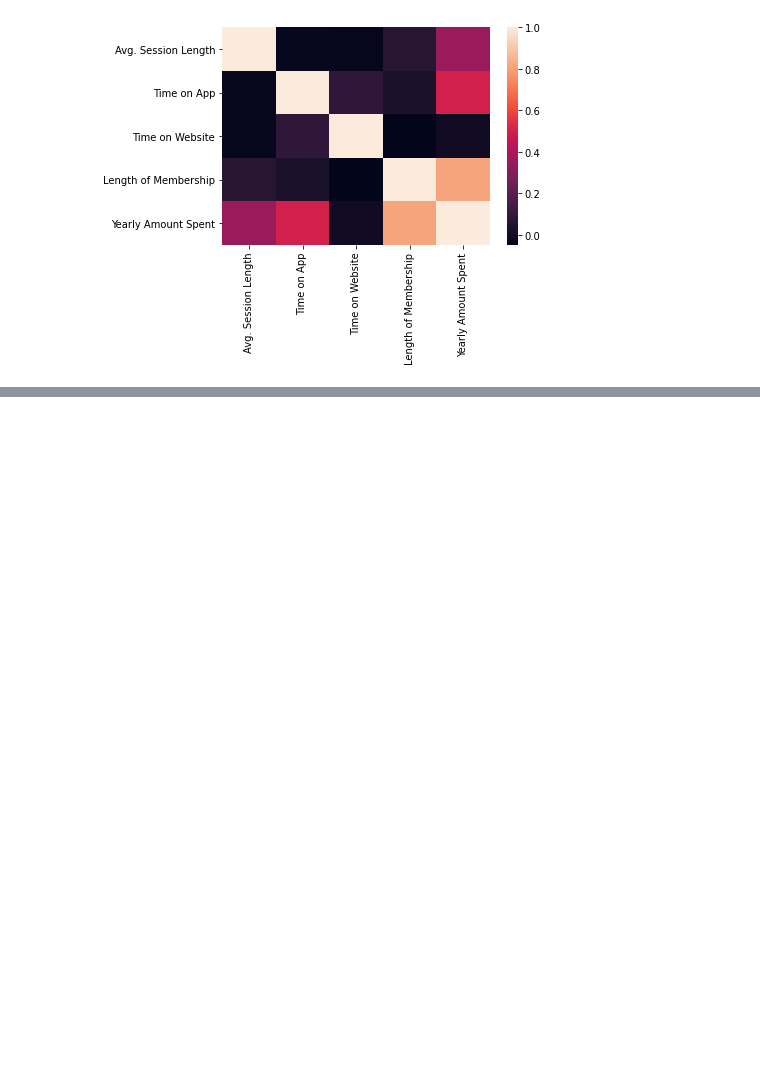
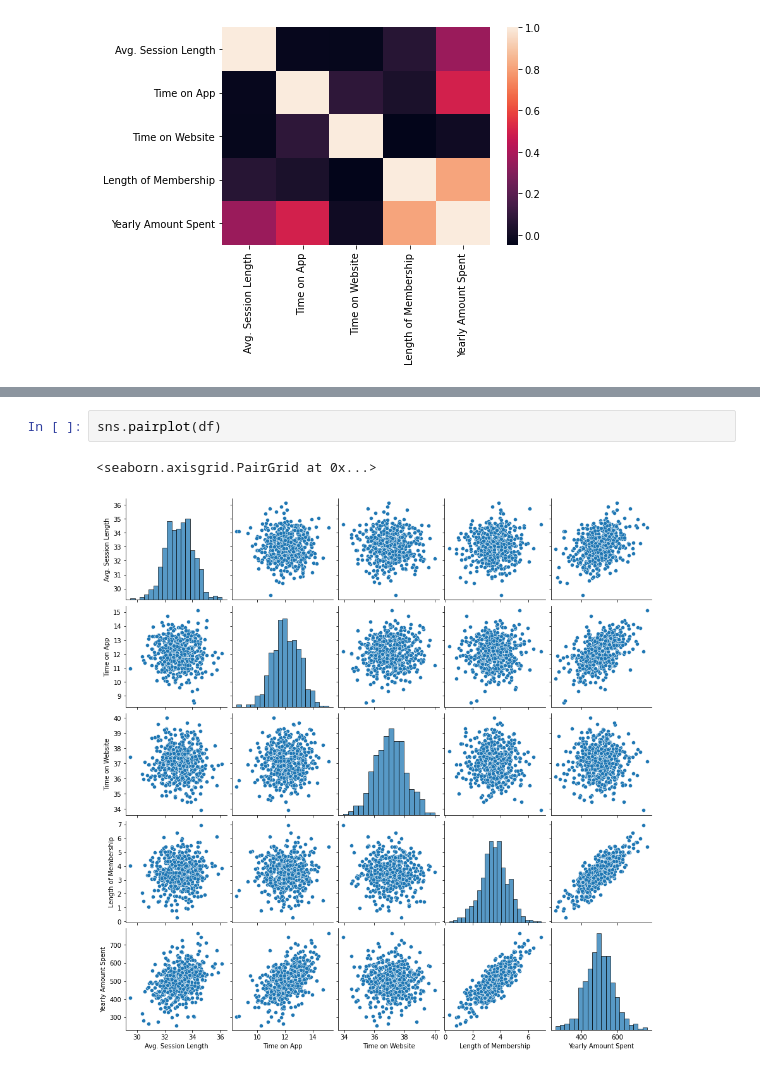
Before and after one commit to babiswas/pandasrepo, a Jupyter notebook: Ecommerce Customers.ipynb, the cells around one changed output, grey strips where cells are left out. Drawn from its saved outputs; the diff is of its cells as text; blank space fills up the shorter version.

```diff
--- a/Ecommerce Customers.ipynb
+++ b/Ecommerce Customers.ipynb
@@ -60,0 +76,5 @@ sns.heatmap(customer.corr())
+# %%
+sns.pairplot(df)
+# %% [output]
+<seaborn.axisgrid.PairGrid at 0x...>
+[figure, added]
```
Also changed, not shown: parts of 2 cells of this notebook.
